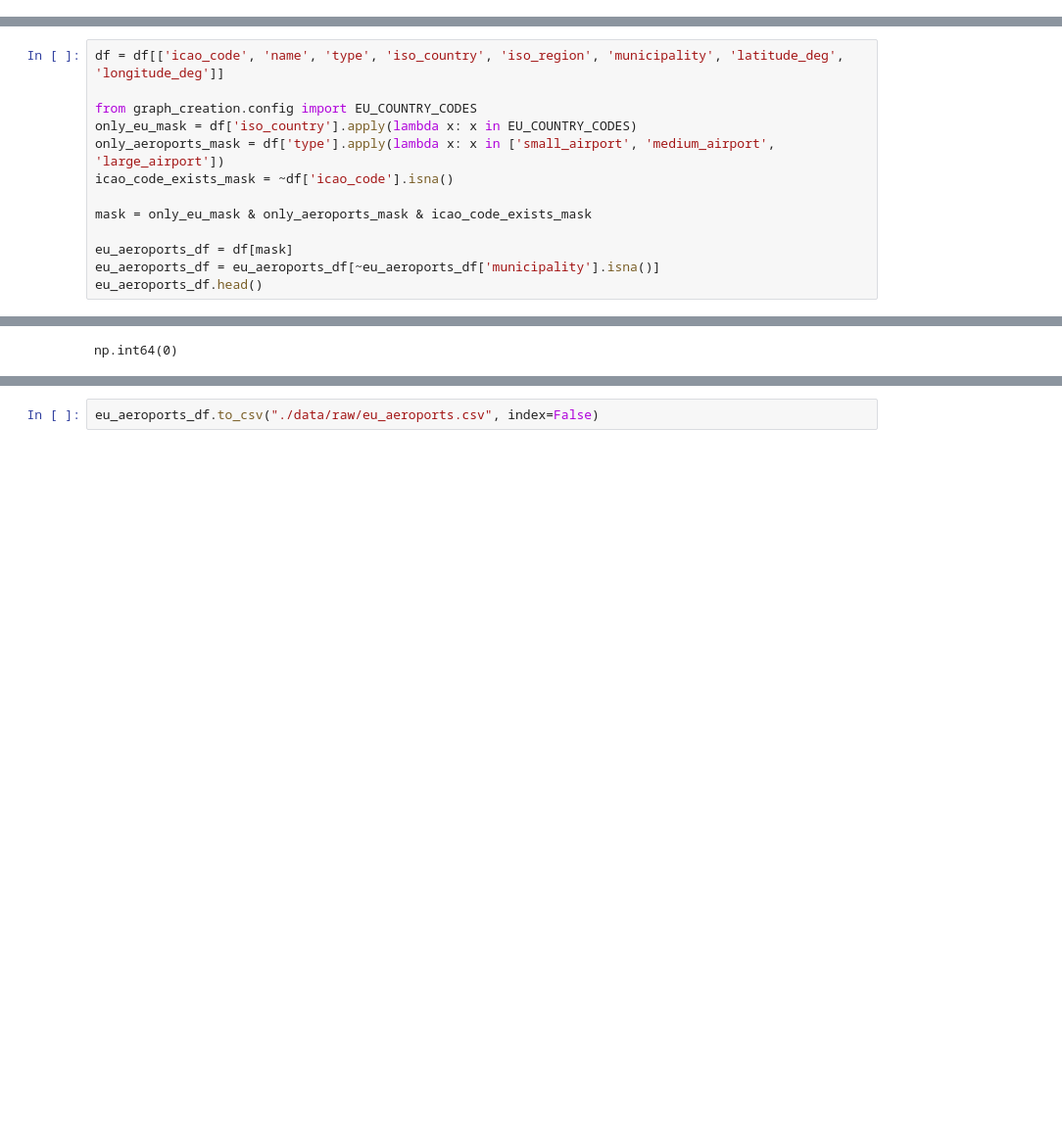
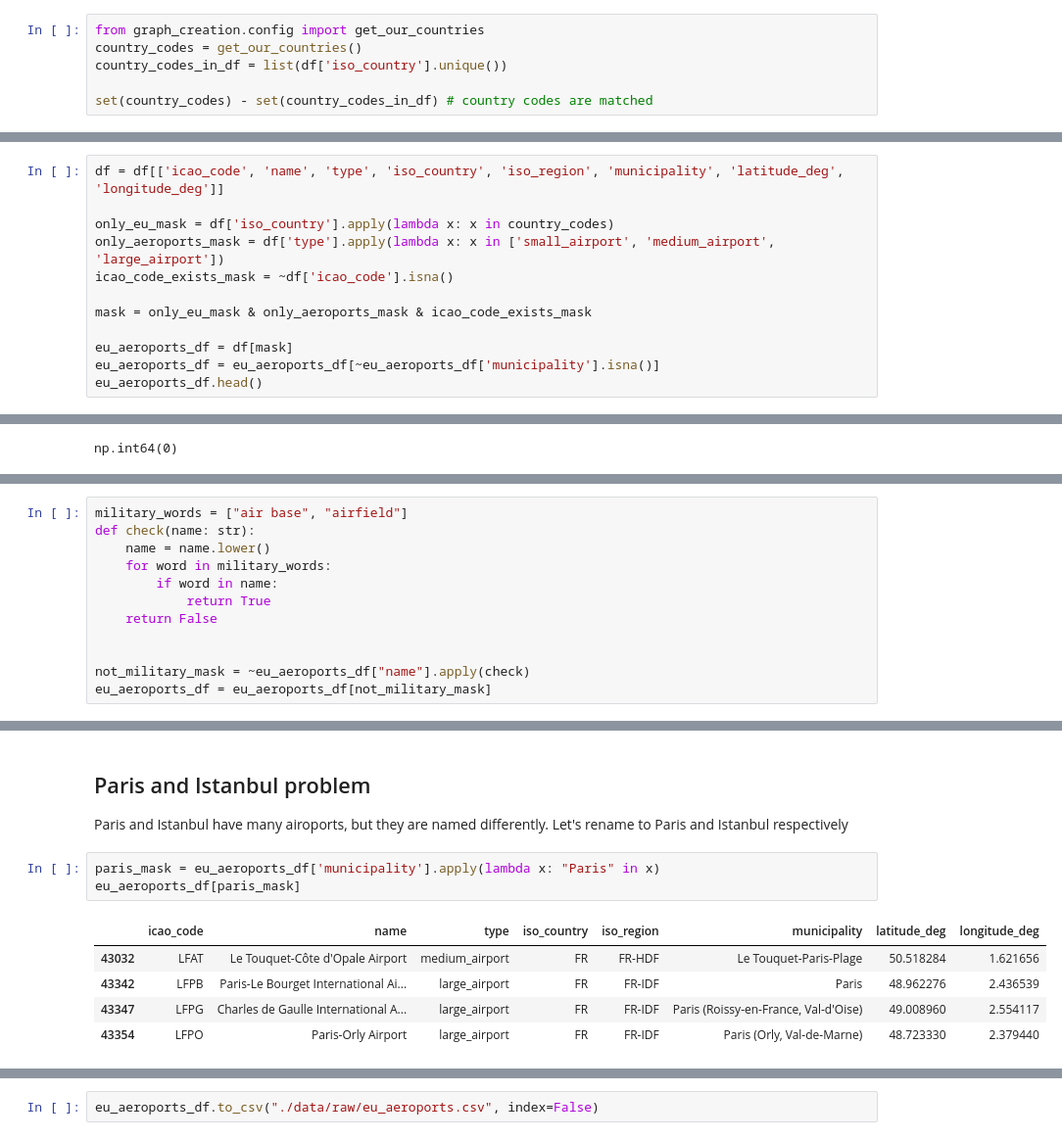
Before and after one commit to sblenlkj/eu_flights, a Jupyter notebook: eu_flights_data_collection.ipynb, the cells around one changed output, grey strips where cells are left out. Shown at 98% size. Cells and saved outputs as stored; diff of their text form; blank space fills up the shorter version.

```diff
--- a/eu_flights_data_collection.ipynb
+++ b/eu_flights_data_collection.ipynb
@@ -12,3 +12,9 @@ df.head()
 | 2 | 6524 | 00AK | small_airport | Lowell Field | 59.947733 | -151.692524 | 450.0 | NaN | US | ... |
 | 3 | 6525 | 00AL | small_airport | Epps Airpark | 34.864799 | -86.770302 | 820.0 | NaN | US | ... |
 | 4 | 506791 | 00AN | small_airport | Katmai Lodge Airport | 59.093287 | -156.456699 | 80.0 | NaN | US | ... |
+# %%
+from graph_creation.config import get_our_countries
+country_codes = get_our_countries()
+country_codes_in_df = list(df['iso_country'].unique())
+
+set(country_codes) - set(country_codes_in_df) # country codes are matched
@@ -15,8 +30,7 @@ df.head()
 # %%
 df = df[['icao_code', 'name', 'type', 'iso_country', 'iso_region', 'municipality', 'latitude_deg', 'longitude_deg']]
 
-from graph_creation.config import EU_COUNTRY_CODES
-only_eu_mask = df['iso_country'].apply(lambda x: x in EU_COUNTRY_CODES)
+only_eu_mask = df['iso_country'].apply(lambda x: x in country_codes)
 only_aeroports_mask = df['type'].apply(lambda x: x in ['small_airport', 'medium_airport', 'large_airport'])
 icao_code_exists_mask = ~df['icao_code'].isna()
 
@@ -42,0 +78,12 @@ np.int64(0)
+# %%
+military_words = ["air base", "airfield"]
+def check(name: str):
+    name = name.lower()
+    for word in military_words:
+        if word in name:
+            return True
+    return False
+
+
+not_military_mask = ~eu_aeroports_df["name"].apply(check)
+eu_aeroports_df = eu_aeroports_df[not_military_mask]
@@ -42,0 +99,12 @@ np.int64(0)
+# %% [markdown]
+## Paris and Istanbul problem
+Paris and Istanbul have many airoports, but they are named differently. Let's rename to Paris and Istanbul respectively
+# %%
+paris_mask = eu_aeroports_df['municipality'].apply(lambda x: "Paris" in x)
+eu_aeroports_df[paris_mask]
+# %% [output]
+|  | icao_code | name | type | iso_country | iso_region | municipality | latitude_deg | longitude_deg |
+| 43032 | LFAT | Le Touquet-Côte d'Opale Airport | medium_airport | FR | FR-HDF | Le Touquet-Paris-Plage | 50.518284 | 1.621656 |
+| 43342 | LFPB | Paris-Le Bourget International Ai... | large_airport | FR | FR-IDF | Paris | 48.962276 | 2.436539 |
+| 43347 | LFPG | Charles de Gaulle International A... | large_airport | FR | FR-IDF | Paris (Roissy-en-France, Val-d'Oise) | 49.008960 | 2.554117 |
+| 43354 | LFPO | Paris-Orly Airport | large_airport | FR | FR-IDF | Paris (Orly, Val-de-Marne) | 48.723330 | 2.379440 |
```
Also changed, not shown: parts of 81 cells of this notebook, 29 other files.
